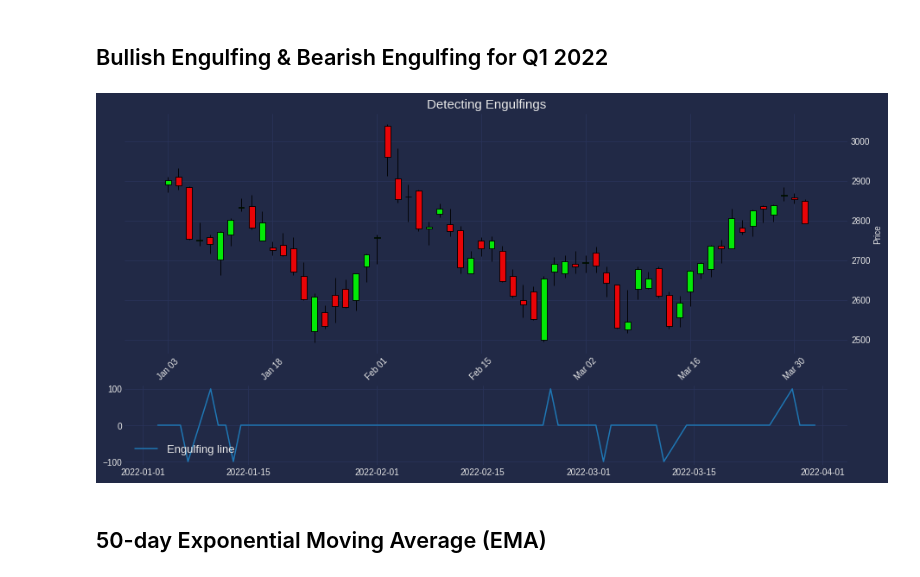
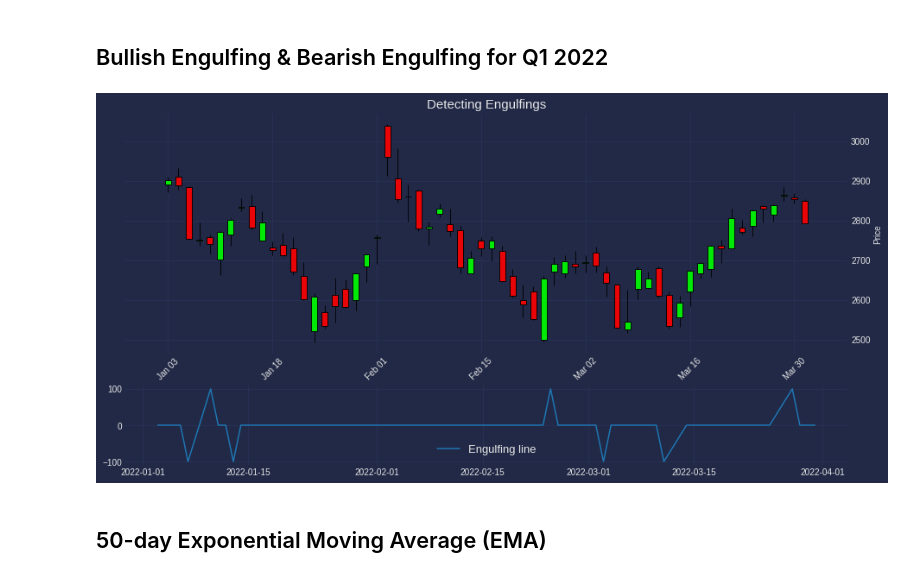
Before and after one commit to elias-valter/FAANG-technical-analysis, a Jupyter notebook: goog.ipynb, the cells around one changed output. Cells and saved outputs as stored; diff of their text form; code cells hidden in the pictures.

```diff
--- a/goog.ipynb
+++ b/goog.ipynb
@@ -71,26 +71,26 @@ plt.show()
 # %%
 start = dt.datetime(2022, 1, 1)
 end = dt.datetime(2022, 3, 31)
 
 data = web.DataReader("GOOG", "yahoo", start, end)
 data['ENGULFING'] = ta.CDLENGULFING(data['Open'], data['High'], data['Low'], data['Close'])
 
 fig, axs = plt.subplots(2, 1, gridspec_kw={"height_ratios": [3, 1]})
 
 colors = mpf.make_marketcolors(up='#00ff00', down='#ff0000')
 mpf_style = mpf.make_mpf_style(base_mpf_style='yahoo', marketcolors=colors)
 axs[0].grid(color='#2A3459')
 axs[0].title.set_text("Detecting Engulfings")
 axs[0].title.set_size(15)
 mpf.plot(data, type='candle', ax=axs[0], style=mpf_style)
 
 axs[1].plot(data['ENGULFING'], label="Engulfing line")
 axs[1].grid(color='#2A3459')
-axs[1].legend(loc="lower left", fontsize=13)
+axs[1].legend(loc="lower center", fontsize=13)
 
 plt.show()
 # %% [output]
-[figure, old version]
+[figure, new version]
 # %% [markdown]
 ## 50-day Exponential Moving Average (EMA)
 # %%
```
